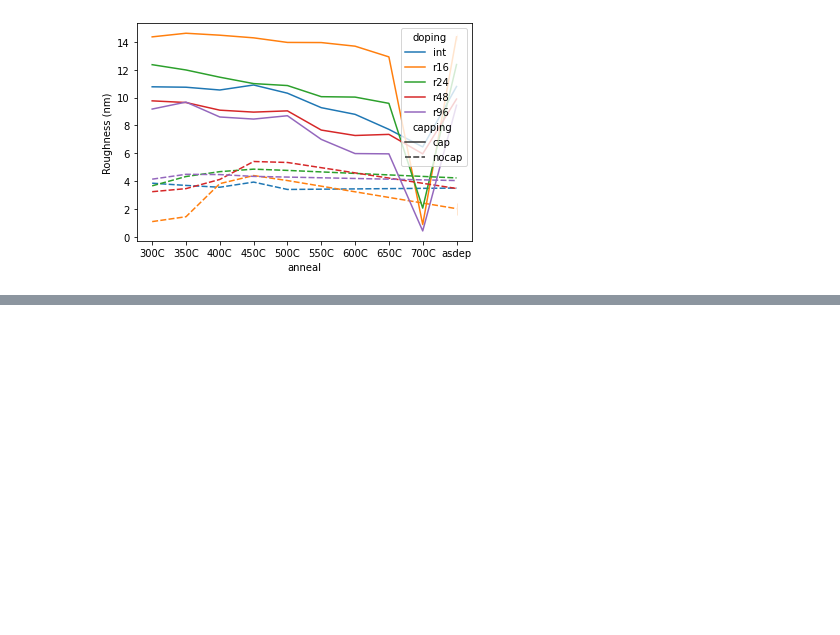
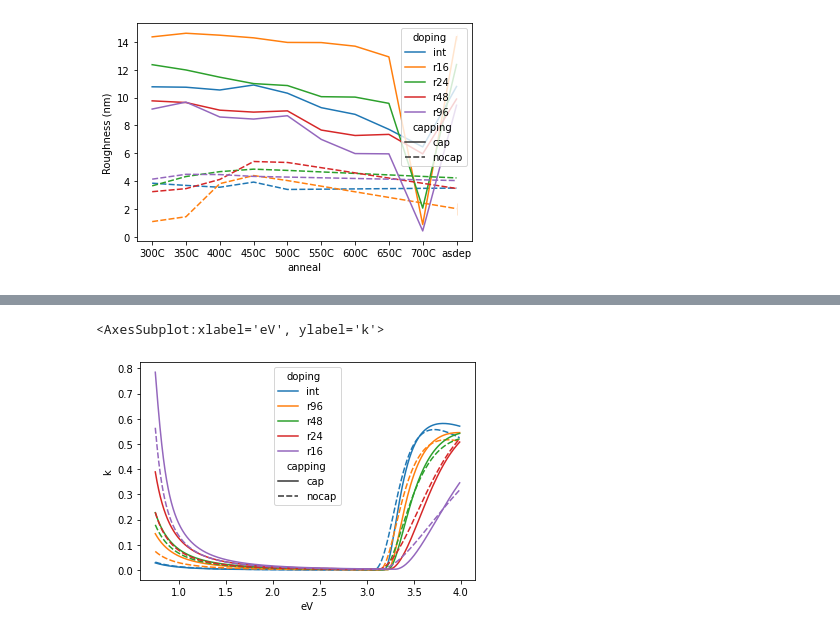
Before and after one commit to peltBartvan/msc-thesis, a Jupyter notebook: scripts/SE_batch_data.ipynb, the cells around one changed output, grey strips where cells are left out. Drawn from its saved outputs; the diff is of its cells as text; code cells hidden in the pictures; blank space fills up the shorter version.

```diff
--- a/scripts/SE_batch_data.ipynb
+++ b/scripts/SE_batch_data.ipynb
@@ -53,0 +61,20 @@ sns.lineplot(x = 'anneal',
+# %%
+temp = optics.rename(columns = lambda x: tuple(x.split(', ')))
+temp = temp.reindex(columns = pd.MultiIndex.from_tuples(temp.columns, names = ['nk', 'sample']))
+temp = temp.stack('sample').reset_index()
+temp[['doping','capping','anneal','comment']] = temp['sample'].str.split('_', expand = True)
+temp.anneal = temp.anneal.astype(anneal)
+temp.doping = temp.doping.astype(doping)
+temp.capping = temp.capping.astype(capping)
+
+temp = temp.set_index(['eV', 'doping', 'capping', 'anneal'])
+temp = temp[temp.comment.astype(str) == 'nan']
+temp = temp.sort_index()
+# %%
+sns.lineplot(x = 'eV', y = 'k',
+             hue = 'doping',
+             style = 'capping',
+             data = temp.query('anneal == "300C"'))
+# %% [output]
+<AxesSubplot:xlabel='eV', ylabel='k'>
+[figure, added]
```
Also changed, not shown: parts of 1 cell of this notebook.
